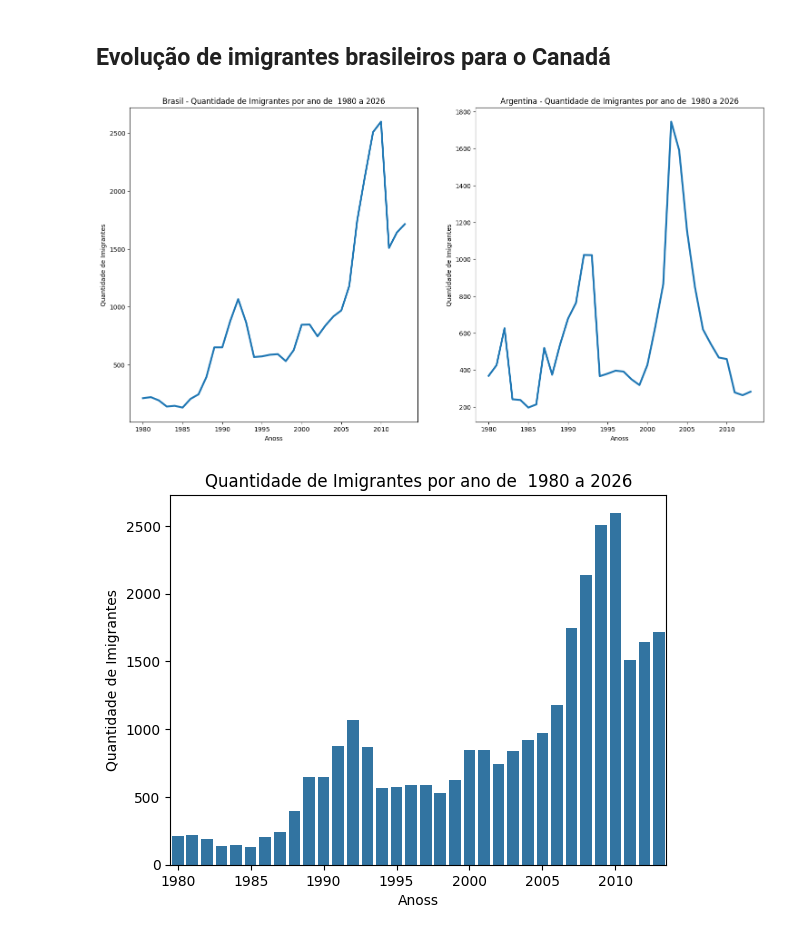
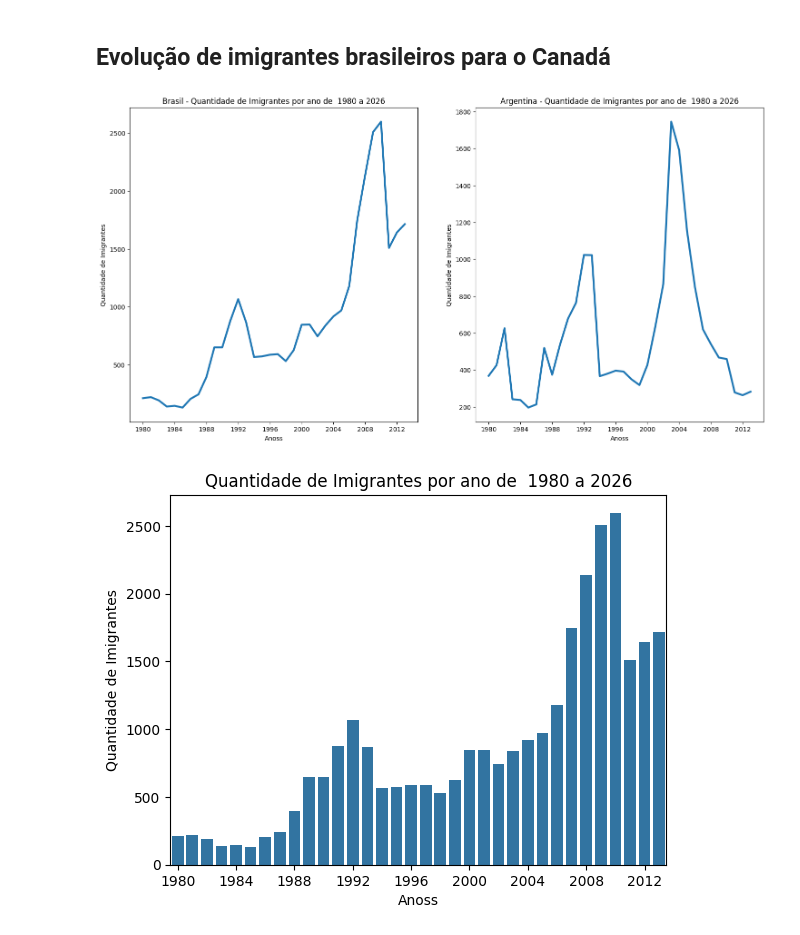
Before and after one commit to davidramos-del/analise-imigrantes-brasileiros, a Jupyter notebook: projeto_base.ipynb, the cells around one changed output. Cells and saved outputs as stored; diff of their text form; code cells hidden in the pictures.

```diff
--- a/projeto_base.ipynb
+++ b/projeto_base.ipynb
@@ -110,22 +110,22 @@ import seaborn as sns
 
 fig, (ax1, ax2)= plt.subplots(1,2 , figsize = (18,9))
 ax1.plot(dados_brasil['ano'], dados_brasil['imigrantes'], lw=3)
-ax1.xaxis.set_major_locator(plt.MultipleLocator(5))
+ax1.xaxis.set_major_locator(plt.MultipleLocator(4))
 ax1.set(title = "Brasil - Quantidade de Imigrantes por ano de  1980 a 2026", xlabel = "Anoss", ylabel = "Quantidade de Imigrantes")
 
 ax2.plot(dados_argentina['ano'], dados_argentina['imigrantes'], lw=3)
-ax2.xaxis.set_major_locator(plt.MultipleLocator(5))
+ax2.xaxis.set_major_locator(plt.MultipleLocator(4))
 ax2.set(title = "Argentina - Quantidade de Imigrantes por ano de  1980 a 2026", xlabel = "Anoss", ylabel = "Quantidade de Imigrantes")
 plt.show()
 # %% [output]
-[figure, old version]
+[figure, new version]
 # %%
 import seaborn as sns
 fig, ax = plt.subplots()
 sns.barplot(data = dados_brasil, x=dados_brasil['ano'], y=dados_brasil['imigrantes'])
-ax.xaxis.set_major_locator(plt.MultipleLocator(5))
+ax.xaxis.set_major_locator(plt.MultipleLocator(4))
 ax.set(title = "Quantidade de Imigrantes por ano de  1980 a 2026", xlabel = "Anoss", ylabel = "Quantidade de Imigrantes")
 
 plt.show()
 # %% [output]
-[figure, old version]
+[figure, new version]
```
